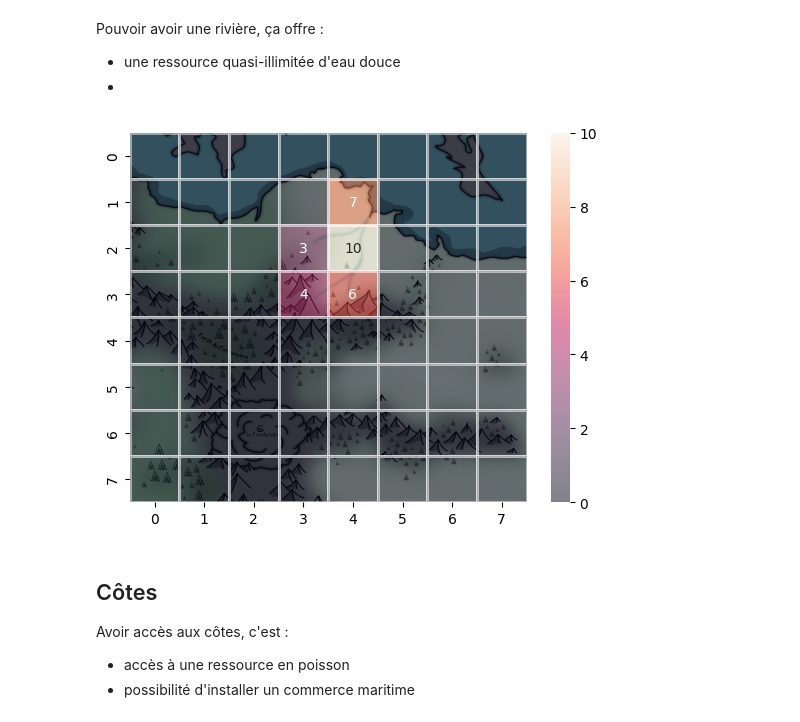
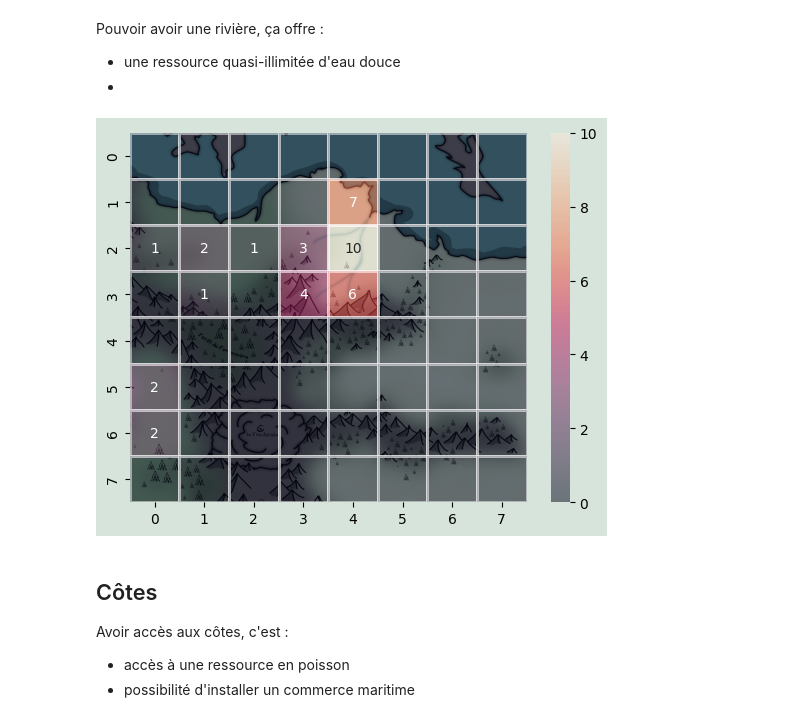
Before and after one commit to Tharos-ux/mwb, a Jupyter notebook: model.ipynb, the cells around one changed output. Drawn from its saved outputs; the diff is of its cells as text; code cells hidden in the pictures.

```diff
--- a/model.ipynb
+++ b/model.ipynb
@@ -17,6 +17,7 @@ import numpy as np
 from matplotlib import cm
 # %%
 square:int = 8
+plt.rcParams['figure.facecolor'] = '#d6e4dc'
 # %%
 def plot_map(
         mat:list[list[float]],
@@ -80,17 +81,23 @@ Pouvoir avoir une rivière, ça offre :
 # %%
 matrice_fleuve:list[list[float]] = [[0 for i in range(square)] for i in range(square)]
 
 matrice_fleuve[1][4] = 7
 matrice_fleuve[2][3] = 3
 matrice_fleuve[2][4] = 10
 matrice_fleuve[3][3] = 4
 matrice_fleuve[3][4] = 6
+matrice_fleuve[6][0] = 2
+matrice_fleuve[5][0] = 2
+matrice_fleuve[2][0] = 1
+matrice_fleuve[2][1] = 2
+matrice_fleuve[2][2] = 1
+matrice_fleuve[3][1] = 1
 
 plot_map(matrice_fleuve,.5,True)
 
 score_fleuve:float = .2
 # %% [output]
-[figure, old version]
+[figure, new version]
 # %% [markdown]
 ## Côtes
 
```
Also changed, not shown: parts of 10 cells of this notebook.
